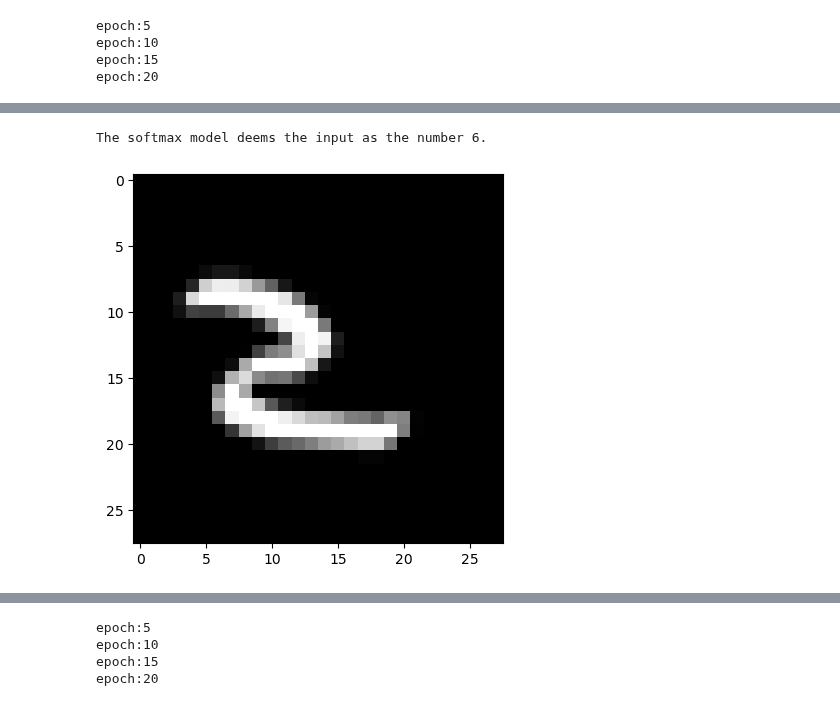
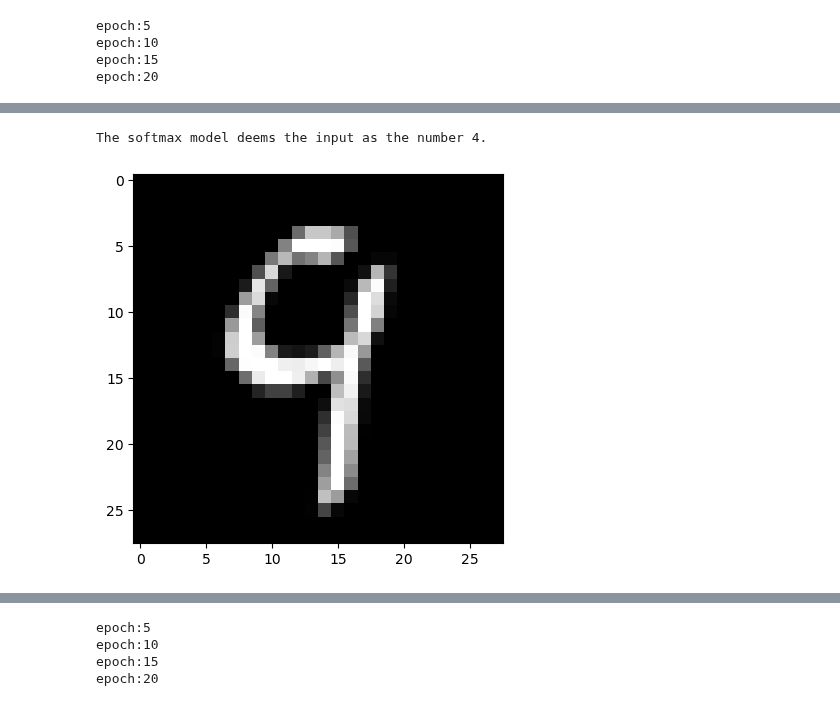
Before and after one commit to LinusLach/Blog, a Jupyter notebook: posts/post-with-code/Pytorch/LR_and_Softmax.ipynb, the cells around one changed output, grey strips where cells are left out. Cells and saved outputs as stored; diff of their text form; code cells hidden in the pictures.

```diff
--- a/posts/post-with-code/Pytorch/LR_and_Softmax.ipynb
+++ b/posts/post-with-code/Pytorch/LR_and_Softmax.ipynb
@@ -652,15 +346,0 @@ fig.tight_layout()
-# %%
-Softmax_fn=nn.Softmax(dim=-1)
-count = 0
-for x, y in test_dataset:
-    z = model(x.reshape(-1, 28 * 28))
-    _, yhat = torch.max(z, 1)
-    if yhat != y:
-        plt.title('label: {}'.format(y))
-        plt.imshow(x.numpy().reshape(28,28),cmap='gray')
-        plt.show()
-        print("yhat:", yhat)
-        print("probability of class ", torch.max(Softmax_fn(z)).item())
-        count += 1
-    if count >= 5:
-        break
@@ -967,28 +346,0 @@ The interactive plot below lets you experiment, how the curve changes depending
-# %%
-x = np.arange(-2,2,0.1)
-def f(x,w11,w12,w21,w22):
-    tmp1 = w21(1 + np.exp(-1 *(5+w11*x)))
-    tmp2 = w22(1 + np.exp(-1 *(-5+w12*x)))
-    tmp3 = 1+np.exp(-1 *(tmp1+tmp2))
-    return tmp3
-
-[w11,w12,w21,w22,b11,b12,b22] = [9.0756,10.0023,13.75,-14.422,8.4540,-9.3548,-6.2917]
-[w11_,w12_,w21_,w22_,b11_,b12_,b22_] = [9.0756,10.0023,13.75,-14.422,8.4540,-9.3548,-6.2917]
-
-def plot_nn(w11,w12,w21,w22):
-    y = f(x,w11,w12,w21,w22)
-    data = data_2_mixed
-    plt.plot(data.x.numpy()[(data.y == 0)],data.y.numpy()[(data.y == 0)], 'ro',label="class 1")
-    plt.plot(data.x.numpy()[(data.y == 1)],0*data.y.numpy()[(data.y == 1)], 'bo',label="class 2")
-    plt.plot(x,y)
-
-style = {'description_width': 'initial'}
-layout = Layout(width = "400px")
-
-slid1 = widgets.FloatSlider(description = '$w_1^1$',min=-5, max=5, step=0.01, value=0.0,style = style, layout = layout)
-slid2 = widgets.FloatSlider(description = '$w_1^2$',min=-5, max=5, step=0.01, value=0.0,style = style, layout = layout)
-slid3 = widgets.FloatSlider(description = '$w_2^1$',min=-5, max=5, step=0.01, value=0.0,style = style, layout = layout)
-slid4 = widgets.FloatSlider(description = '$w_2^2$',min=-5, max=5, step=0.01, value=0.0,style = style, layout = layout)
-
-
-interact(plot_nn, w11 = slid1, w12 = slid2, w21 = slid3, w22 = slid4)
@@ -1400,13 +772,14 @@ plt.title("Accuracy: {0:.2f}, Loss:{1:.2f}".format(ACC_NN[-1],LOSS_NN[-1]));
 # %%
 inp = PIL.Image.open('user_input.jpg')
+inp = PIL.Image.open('9.jpg')
 pic_arr =  torch.tensor(np.asarray(inp.resize((28,28)))).type(torch.float)
 plt.imshow(pic_arr, cmap = 'gray')
 res = model_NN(pic_arr.reshape(-1,28**2))
 _, yhat = torch.max(res,1)
 print("The softmax model deems the input as the number {}.".format(yhat.numpy()[0]))
 # %% [output]
-The softmax model deems the input as the number 6.
+The softmax model deems the input as the number 4.
-[figure, old version]
+[figure, new version]
 # %%
 print(ACC_NN[-1])
 # %% [output]
```
Also changed, not shown: parts of 93 cells of this notebook, 3 other files.
